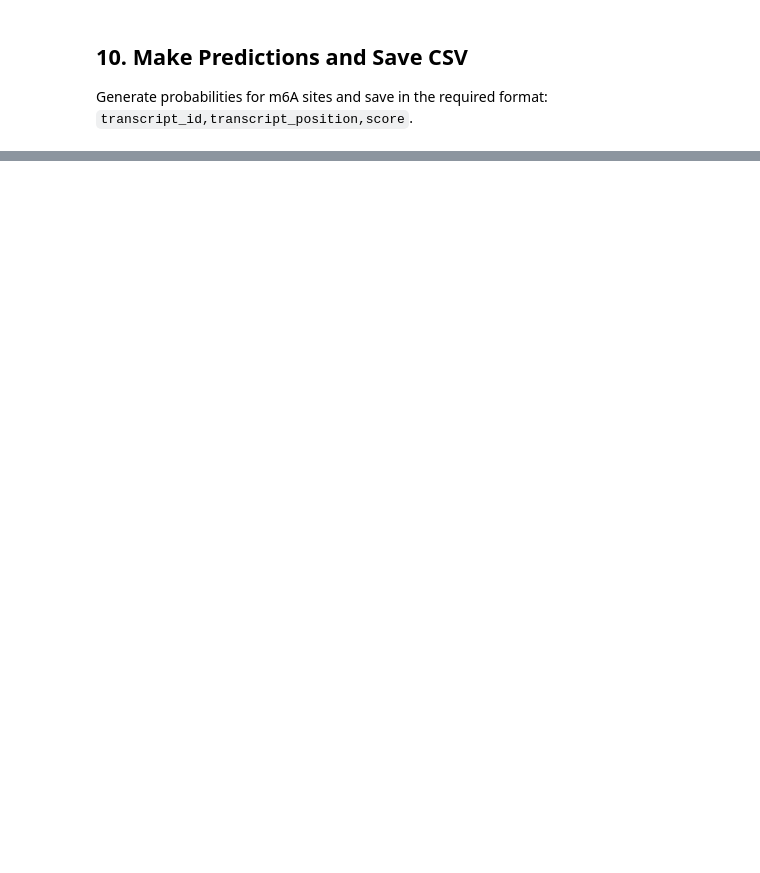
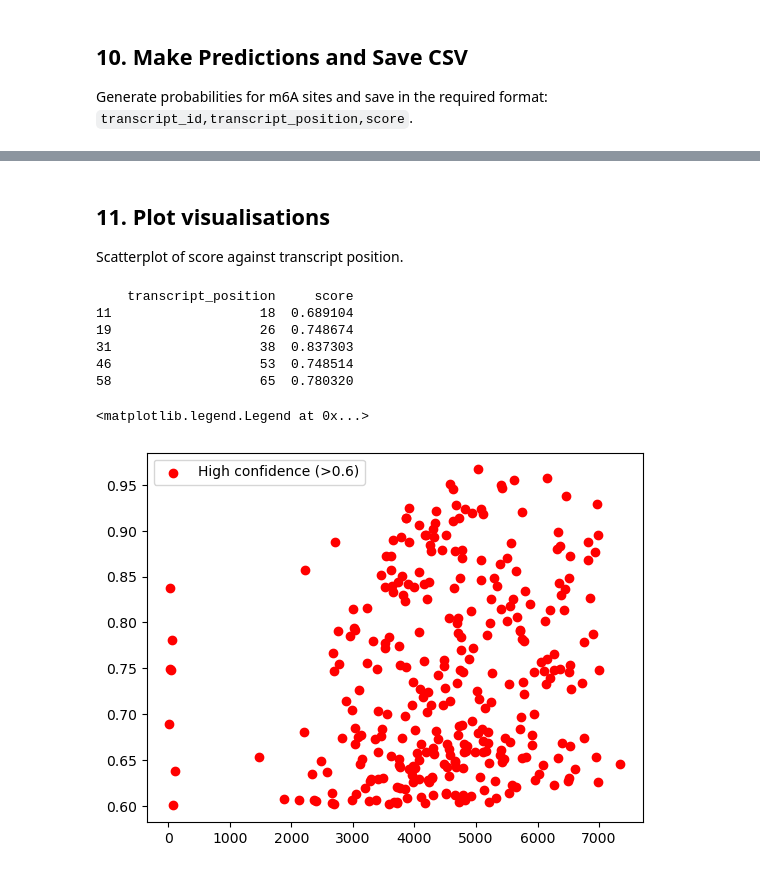
Before and after one commit to yusukedt/dsa4262_group1, a Jupyter notebook: logistic_regression.ipynb, the cells around one changed output, grey strips where cells are left out. Cells and saved outputs as stored; diff of their text form; code cells hidden in the pictures; blank space fills up the shorter version.

```diff
--- a/logistic_regression.ipynb
+++ b/logistic_regression.ipynb
@@ -266,0 +252,23 @@ Predictions saved to predicted_m6a_sites.csv
+# %% [markdown]
+## 11. Plot visualisations
+
+Scatterplot of score against transcript position.
+# %%
+import pandas as pd
+
+df = pd.read_csv("predicted_m6a_sites.csv")
+df = df.groupby('transcript_position', as_index=False)['score'].mean()
+high = df[df['score'] > 0.6]
+print(high.head())
+
+plt.scatter(high['transcript_position'], high['score'], color='red', label='High confidence (>0.6)')
+plt.legend()
+# %% [output]
+    transcript_position     score
+11                   18  0.689104
+19                   26  0.748674
+31                   38  0.837303
+46                   53  0.748514
+58                   65  0.780320
+<matplotlib.legend.Legend at 0x...>
+[figure, added]
```
Also changed, not shown: parts of 4 cells of this notebook, 1 other file.
